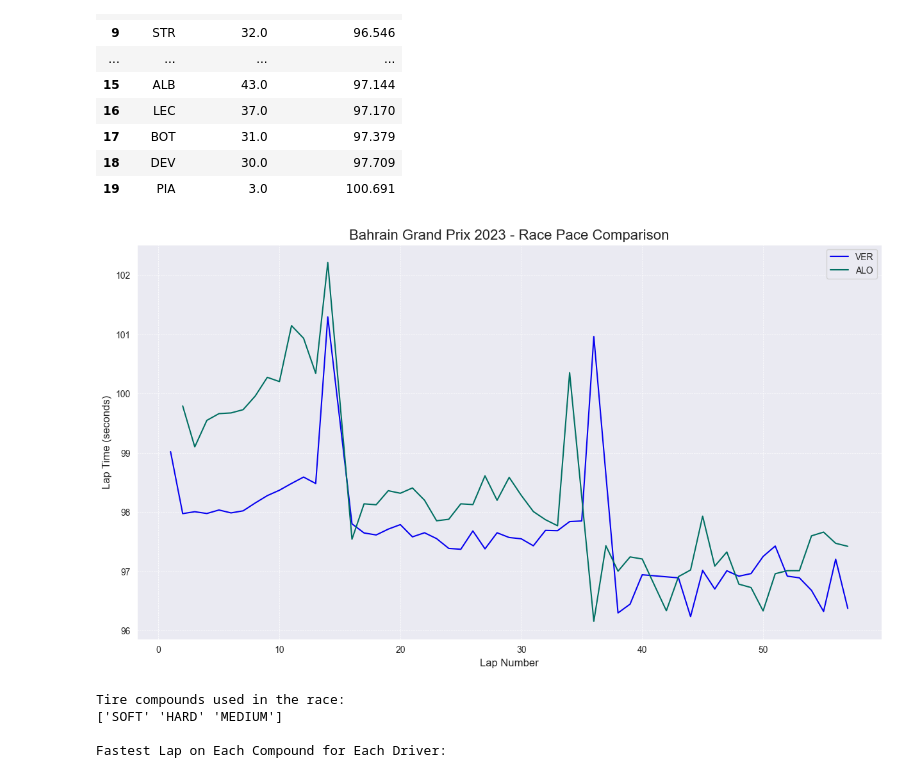
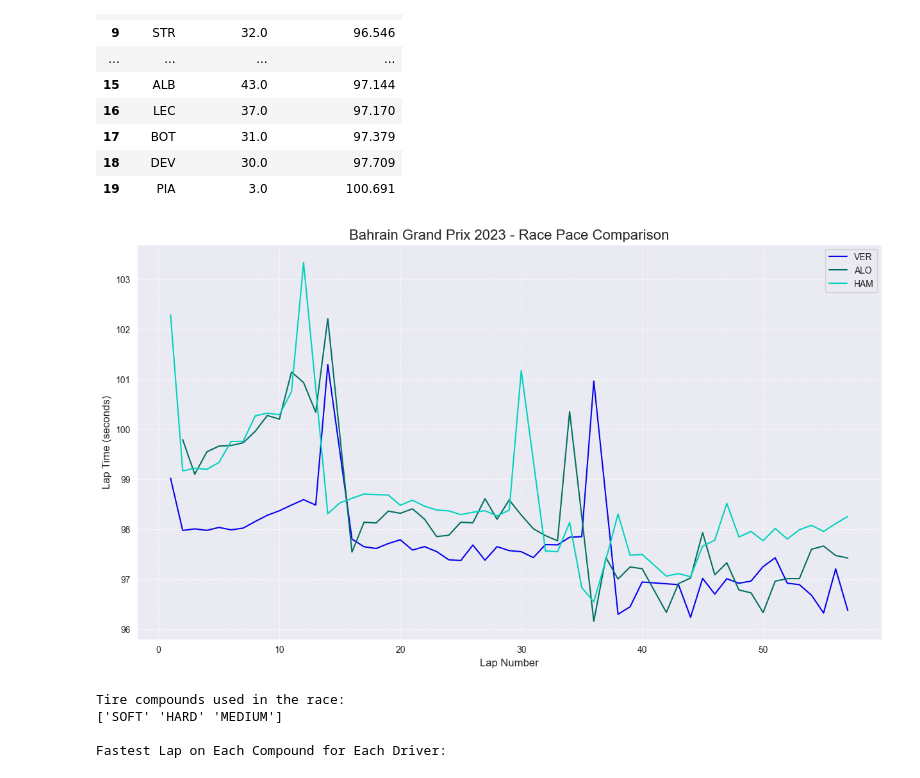
Before and after one commit to ChandanHegde07/F1-Driver-Performance-Analysis, a Jupyter notebook: notebooks/01_data_exploration.ipynb, the cells around one changed output. Cells and saved outputs as stored; diff of their text form; code cells hidden in the pictures.

```diff
--- a/notebooks/01_data_exploration.ipynb
+++ b/notebooks/01_data_exploration.ipynb
@@ -130,35 +130,35 @@ TEAM_COLORS_MANUAL = {
     'Williams': '#005AFF'
 }
 
 fig, ax = plt.subplots(figsize=(15, 8))
 
-drivers_to_plot = ['VER','ALO']
+drivers_to_plot = ['VER','ALO','HAM']
 
 for driver in drivers_to_plot:
     driver_laps = laps.pick_driver(driver)
 
     team_name = driver_laps['Team'].iloc[0]
 
     team_color = TEAM_COLORS_MANUAL.get(team_name, '#000000')
 
     ax.plot(
         driver_laps['LapNumber'],
         driver_laps['LapTimeSeconds'],
         color=team_color,
         label=driver
     )
 
 
 ax.set_title(f"{session.event['EventName']} {session.event.year} - Race Pace Comparison", fontsize=16)
 ax.set_xlabel("Lap Number", fontsize=12)
 ax.set_ylabel("Lap Time (seconds)", fontsize=12)
 ax.legend()
 ax.grid(True, which='both', linestyle='--', linewidth=0.5)
 
 
 plt.show()
 # %% [output]
-[figure, old version]
+[figure, new version]
 # %%
 print("Tire compounds used in the race:")
 print(laps['Compound'].unique())
```
Also changed, not shown: parts of 5 cells of this notebook, 1 other file.
